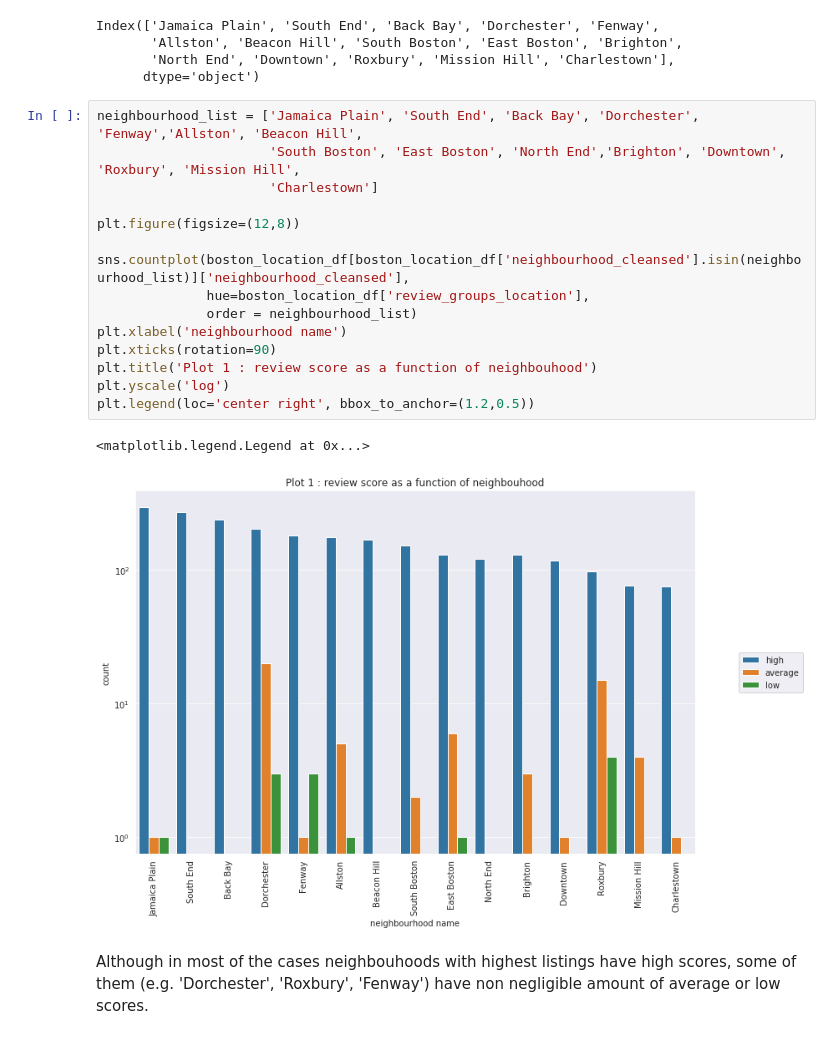
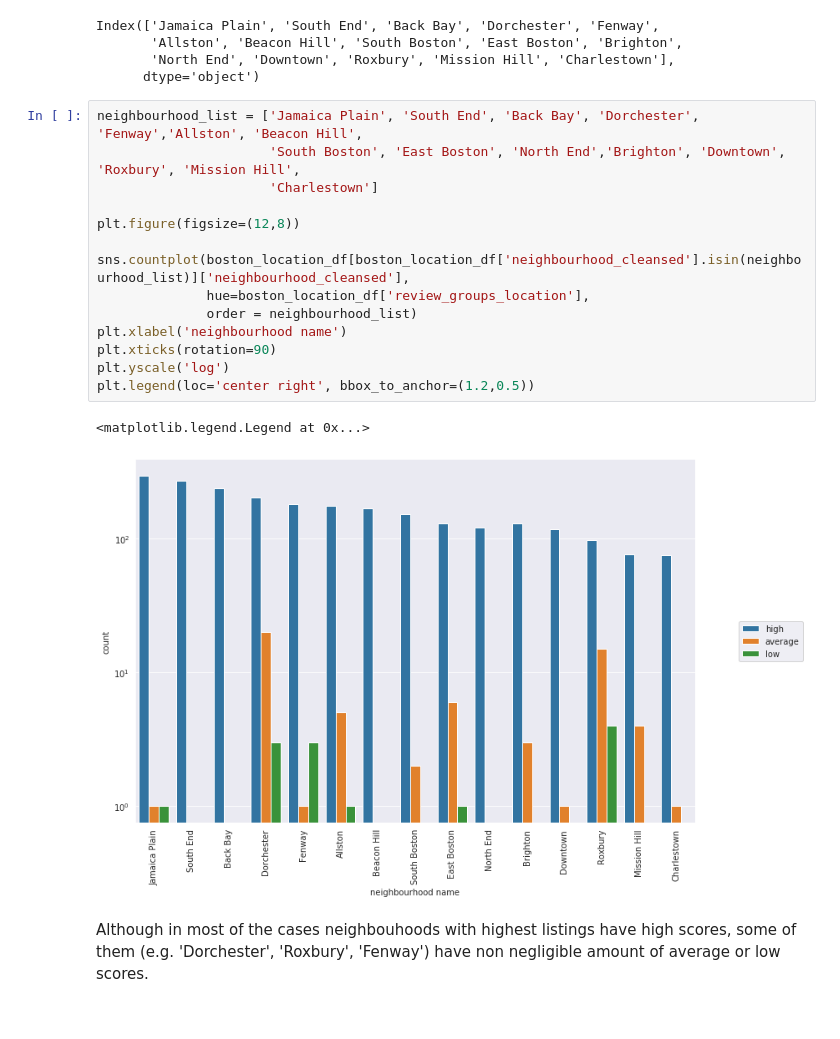
Before and after one commit to nabanitarimpi/airbnb-data-analysis, a Jupyter notebook: airbnb_data_analysis.ipynb, the cells around one changed output. Saved outputs shown, nothing was run; the diff lists cells and outputs as text.

```diff
--- a/airbnb_data_analysis.ipynb
+++ b/airbnb_data_analysis.ipynb
@@ -443,20 +443,19 @@ Index(['Jamaica Plain', 'South End', 'Back Bay', 'Dorchester', 'Fenway',
 # %%
 neighbourhood_list = ['Jamaica Plain', 'South End', 'Back Bay', 'Dorchester', 'Fenway','Allston', 'Beacon Hill',
                       'South Boston', 'East Boston', 'North End','Brighton', 'Downtown', 'Roxbury', 'Mission Hill',
                       'Charlestown']
 
 plt.figure(figsize=(12,8))
 
 sns.countplot(boston_location_df[boston_location_df['neighbourhood_cleansed'].isin(neighbourhood_list)]['neighbourhood_cleansed'],
               hue=boston_location_df['review_groups_location'],
               order = neighbourhood_list)
 plt.xlabel('neighbourhood name')
 plt.xticks(rotation=90)
-plt.title('Plot 1 : review score as a function of neighbouhood')
 plt.yscale('log')
 plt.legend(loc='center right', bbox_to_anchor=(1.2,0.5))
 # %% [output]
 <matplotlib.legend.Legend at 0x...>
-[figure, old version]
+[figure, new version]
 # %% [markdown]
 Although in most of the cases neighbouhoods with highest listings have high scores, some of them (e.g. 'Dorchester', 'Roxbury', 'Fenway') have non negligible amount of average or low scores.
```
Also changed, not shown: parts of 9 cells of this notebook, 2 other files.
